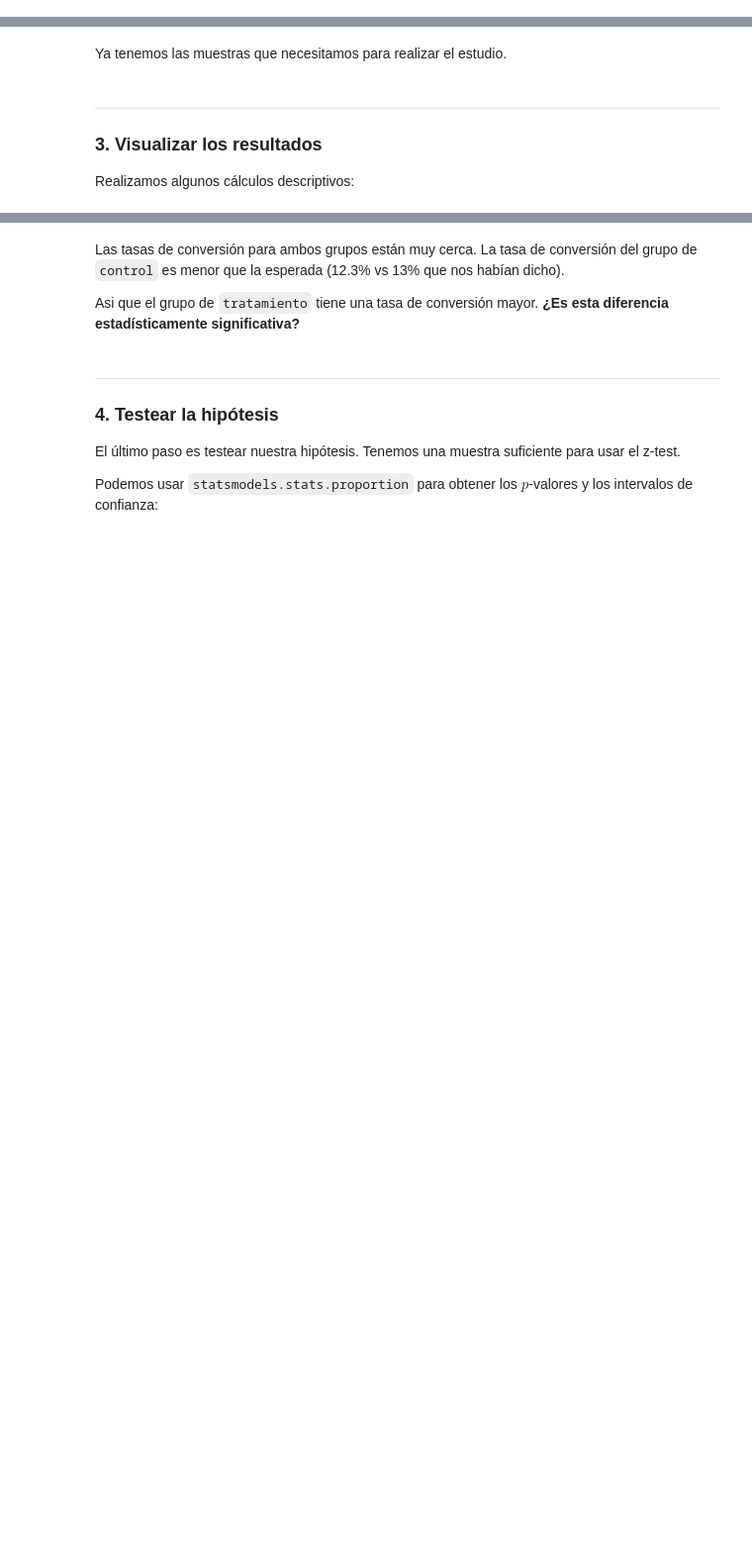
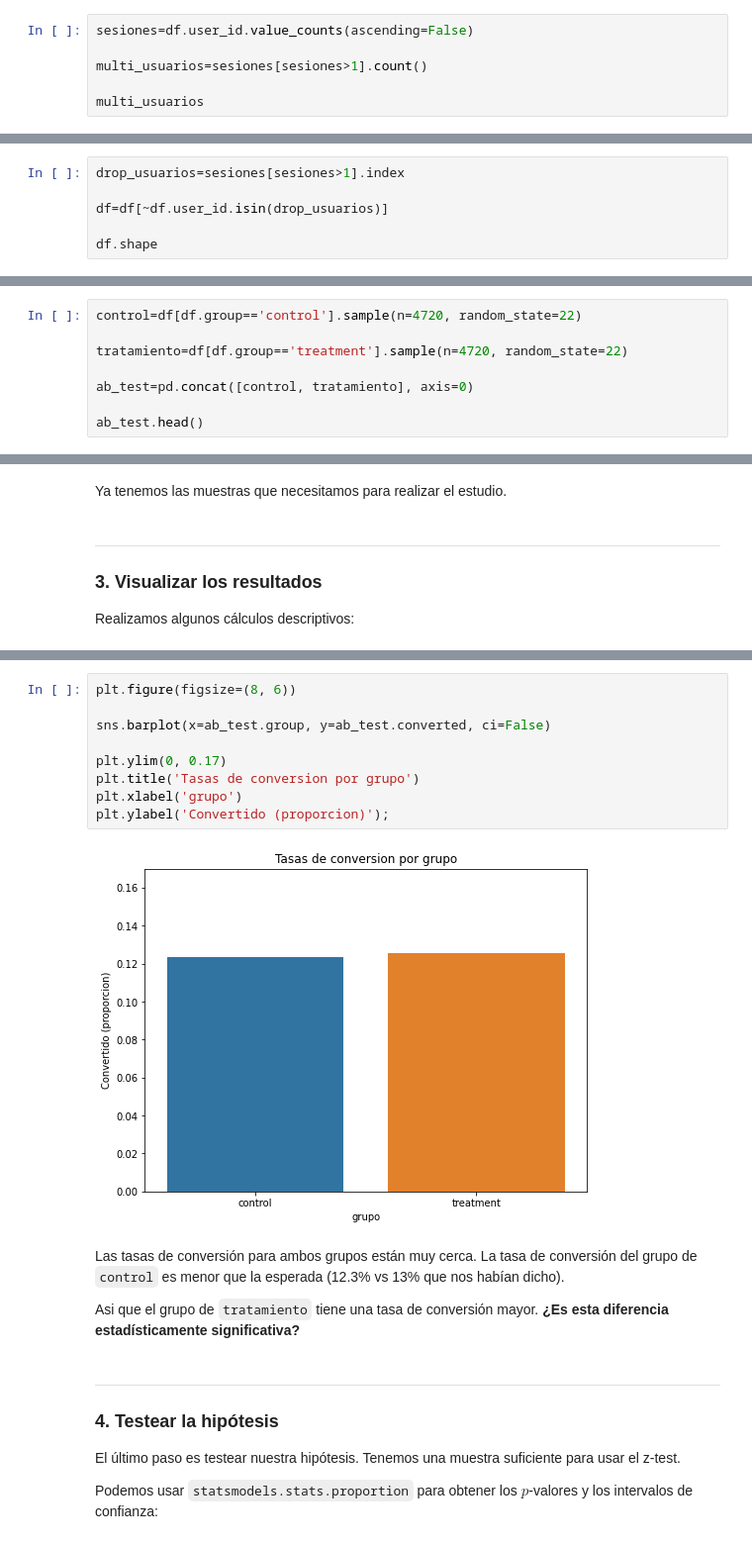
Before and after one commit to Ironhack-Data-Madrid-Abril-2021/Material_Clase, a Jupyter notebook: semana_5/2.2 - AB Testing.ipynb, the cells around one changed output, grey strips where cells are left out. Shown at 99% size. Cells and saved outputs as stored; diff of their text form; blank space fills up the shorter version.

Commit message:
ab test

```diff
--- a/semana_5/2.2 - AB Testing.ipynb
+++ b/semana_5/2.2 - AB Testing.ipynb
@@ -81,2 +148,8 @@ Obtenemos el dataframe y procedemos a examinarlos y prepararlos para el estudio.
 # %% [markdown]
 Eliminamos usuarios con varias visitas a la página web.
+# %%
+sesiones=df.user_id.value_counts(ascending=False)
+
+multi_usuarios=sesiones[sesiones>1].count()
+
+multi_usuarios
@@ -82,0 +158,6 @@ Eliminamos usuarios con varias visitas a la página web.
+# %%
+drop_usuarios=sesiones[sesiones>1].index
+
+df=df[~df.user_id.isin(drop_usuarios)]
+
+df.shape
@@ -83,2 +173,10 @@ Eliminamos usuarios con varias visitas a la página web.
 # %% [markdown]
 **Muestreo**
+# %%
+control=df[df.group=='control'].sample(n=4720, random_state=22)
+
+tratamiento=df[df.group=='treatment'].sample(n=4720, random_state=22)
+
+ab_test=pd.concat([control, tratamiento], axis=0)
+
+ab_test.head()
@@ -92,3 +233,14 @@ Realizamos algunos cálculos descriptivos:
+# %%
+plt.figure(figsize=(8, 6))
+
+sns.barplot(x=ab_test.group, y=ab_test.converted, ci=False)
+
+plt.ylim(0, 0.17)
+plt.title('Tasas de conversion por grupo')
+plt.xlabel('grupo')
+plt.ylabel('Convertido (proporcion)');
+# %% [output]
+[figure, added]
 # %% [markdown]
 Las tasas de conversión para ambos grupos están muy cerca. La tasa de conversión del grupo de  `control` es menor que la esperada (12.3% vs 13% que nos habían dicho).
 
```
Also changed, not shown: parts of 28 cells of this notebook.
